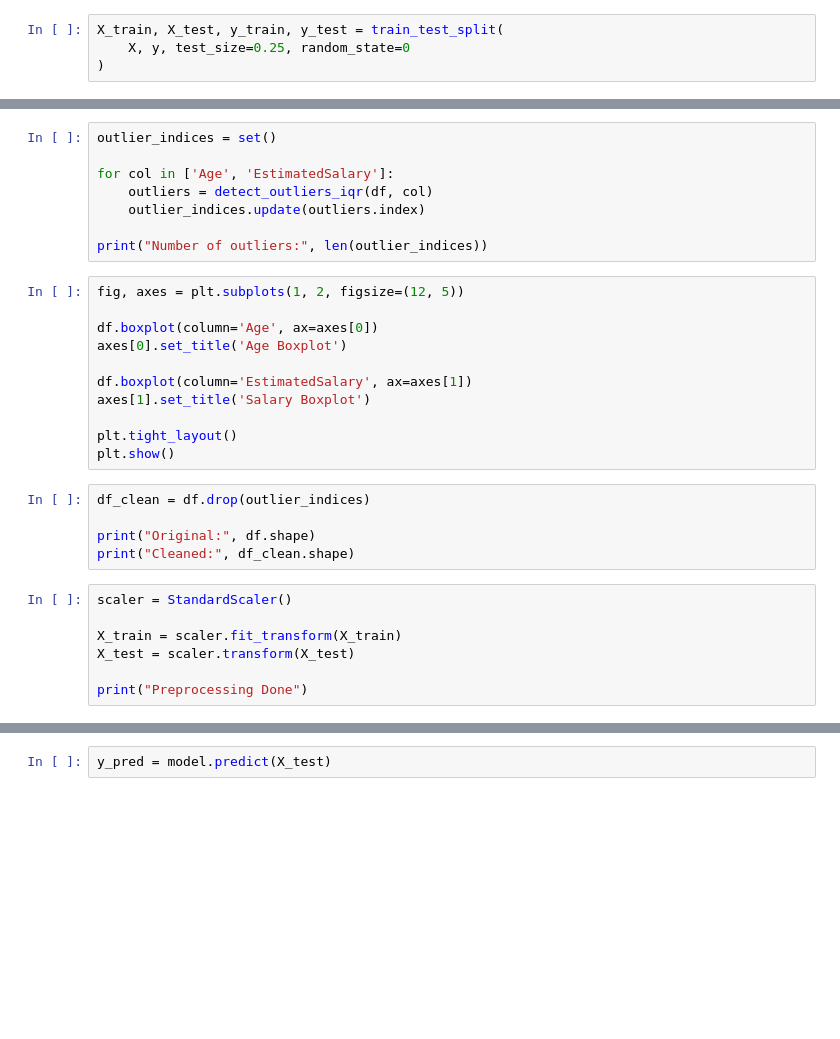
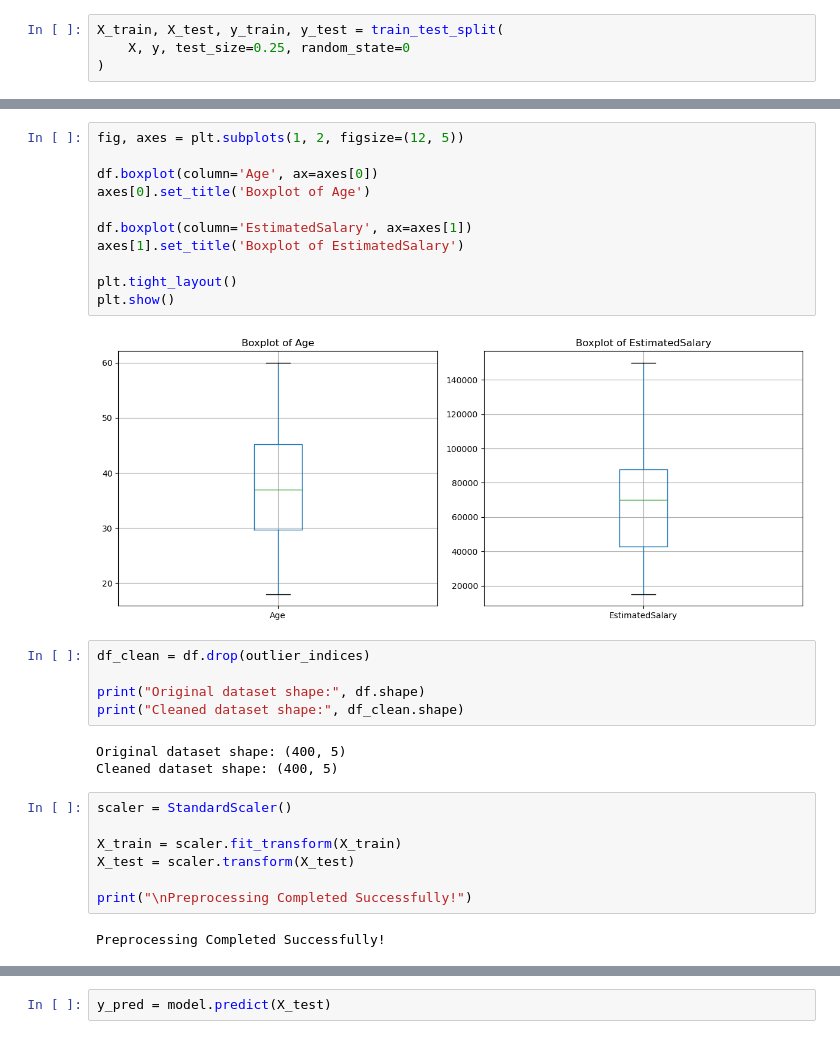
Before and after one commit to the-onewho-knocks/practicals, a Jupyter notebook: sl3/5.ipynb, the cells around one changed output, grey strips where cells are left out. Drawn from its saved outputs; the diff is of its cells as text; blank space fills up the shorter version.

```diff
--- a/sl3/5.ipynb
+++ b/sl3/5.ipynb
@@ -64,32 +123,31 @@ def detect_outliers_iqr(data, column):
-# %%
-outlier_indices = set()
-
-for col in ['Age', 'EstimatedSalary']:
-    outliers = detect_outliers_iqr(df, col)
-    outlier_indices.update(outliers.index)
-
-print("Number of outliers:", len(outlier_indices))
 # %%
 fig, axes = plt.subplots(1, 2, figsize=(12, 5))
 
 df.boxplot(column='Age', ax=axes[0])
-axes[0].set_title('Age Boxplot')
+axes[0].set_title('Boxplot of Age')
 
 df.boxplot(column='EstimatedSalary', ax=axes[1])
-axes[1].set_title('Salary Boxplot')
+axes[1].set_title('Boxplot of EstimatedSalary')
 
 plt.tight_layout()
 plt.show()
+# %% [output]
+[figure, added]
 # %%
 df_clean = df.drop(outlier_indices)
 
-print("Original:", df.shape)
-print("Cleaned:", df_clean.shape)
+print("Original dataset shape:", df.shape)
+print("Cleaned dataset shape:", df_clean.shape)
+# %% [output]
+Original dataset shape: (400, 5)
+Cleaned dataset shape: (400, 5)
 # %%
 scaler = StandardScaler()
 
 X_train = scaler.fit_transform(X_train)
 X_test = scaler.transform(X_test)
 
-print("Preprocessing Done")
+print("\nPreprocessing Completed Successfully!")
+# %% [output]
+Preprocessing Completed Successfully!
 # %%
```
Also changed, not shown: parts of 12 cells of this notebook, 11 other files.
